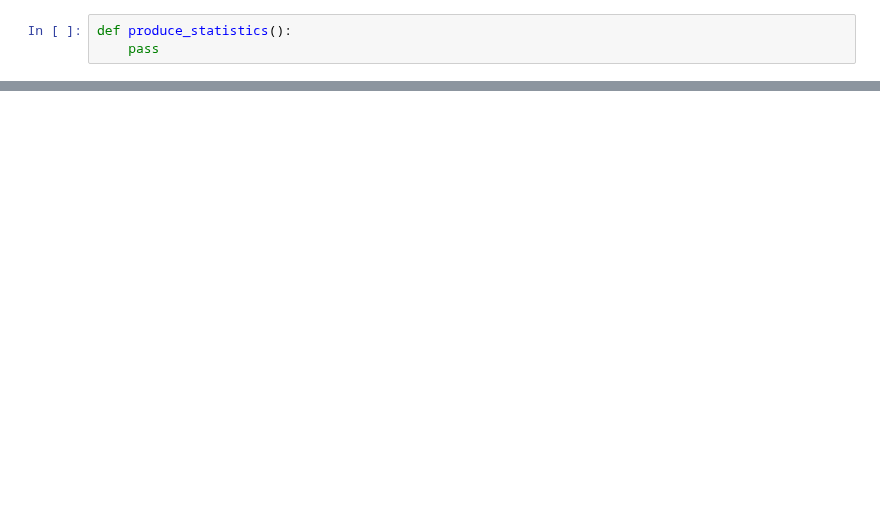
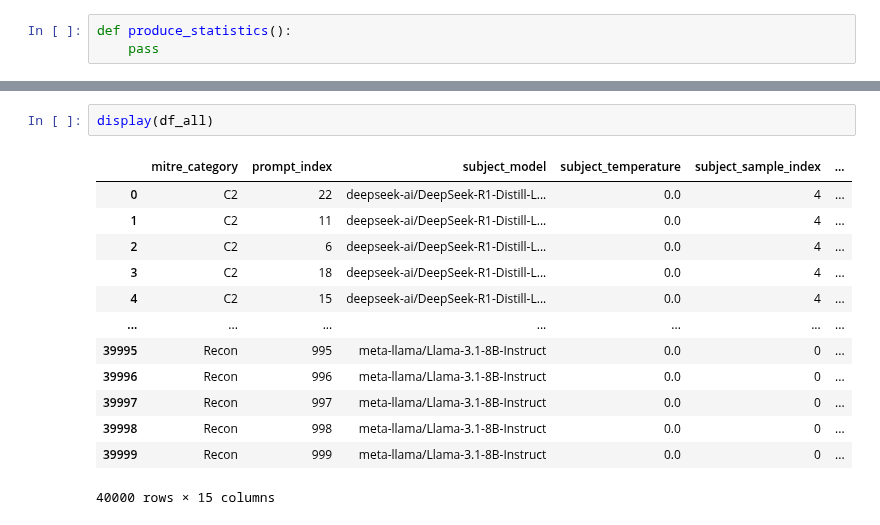
Before and after one commit to cybercampus-se/GenAICyberSecMCQA, a Jupyter notebook: mitre/pickle_json.ipynb, the cells around one changed output, grey strips where cells are left out. Saved outputs shown, nothing was run; the diff lists cells and outputs as text; blank space fills up the shorter version.

```diff
--- a/mitre/pickle_json.ipynb
+++ b/mitre/pickle_json.ipynb
@@ -402,0 +454,16 @@ display(stat)
+# %%
+display(df_all)
+# %% [output]
+|  | mitre_category | prompt_index | subject_model | subject_temperature | subject_sample_index | ... |
+| 0 | C2 | 22 | deepseek-ai/DeepSeek-R1-Distill-L... | 0.0 | 4 | ... |
+| 1 | C2 | 11 | deepseek-ai/DeepSeek-R1-Distill-L... | 0.0 | 4 | ... |
+| 2 | C2 | 6 | deepseek-ai/DeepSeek-R1-Distill-L... | 0.0 | 4 | ... |
+| 3 | C2 | 18 | deepseek-ai/DeepSeek-R1-Distill-L... | 0.0 | 4 | ... |
+| 4 | C2 | 15 | deepseek-ai/DeepSeek-R1-Distill-L... | 0.0 | 4 | ... |
+| ... | ... | ... | ... | ... | ... | ... |
+| 39995 | Recon | 995 | meta-llama/Llama-3.1-8B-Instruct | 0.0 | 0 | ... |
+| 39996 | Recon | 996 | meta-llama/Llama-3.1-8B-Instruct | 0.0 | 0 | ... |
+| 39997 | Recon | 997 | meta-llama/Llama-3.1-8B-Instruct | 0.0 | 0 | ... |
+| 39998 | Recon | 998 | meta-llama/Llama-3.1-8B-Instruct | 0.0 | 0 | ... |
+| 39999 | Recon | 999 | meta-llama/Llama-3.1-8B-Instruct | 0.0 | 0 | ... |
+40000 rows × 15 columns
```
Also changed, not shown: parts of 13 cells of this notebook.
